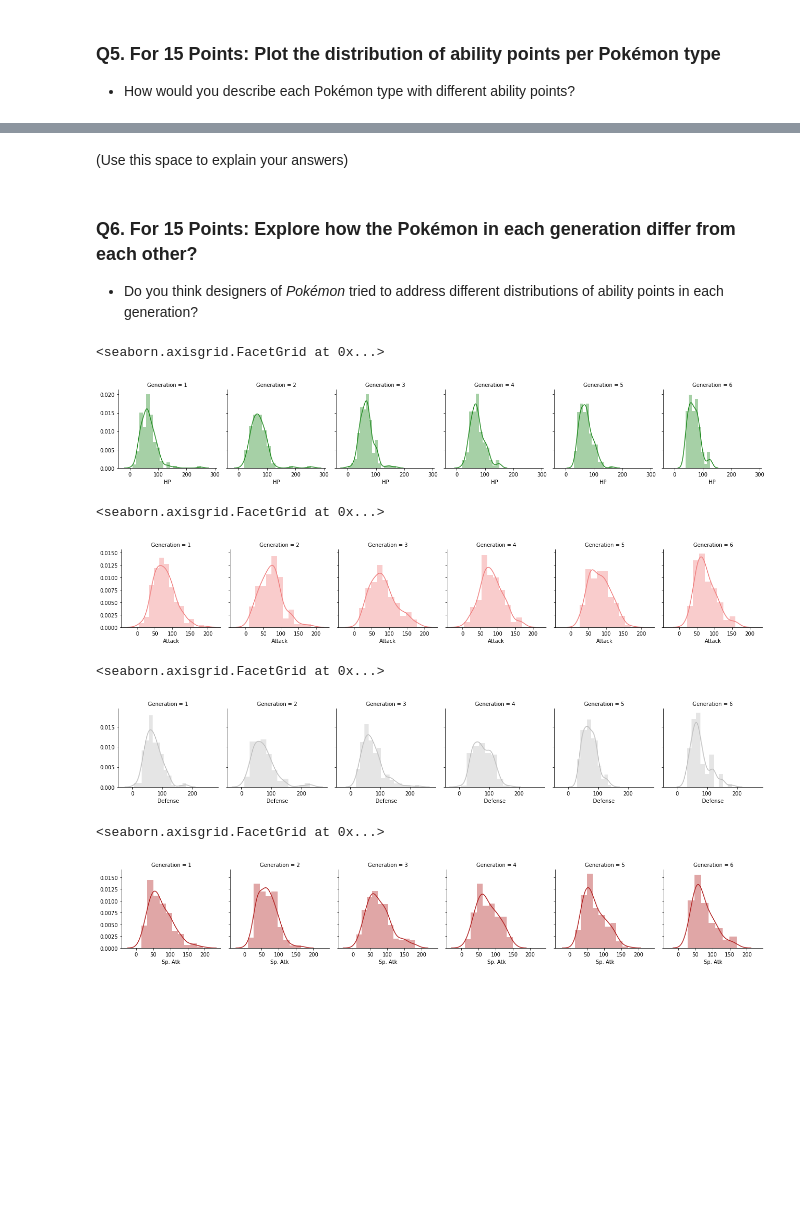
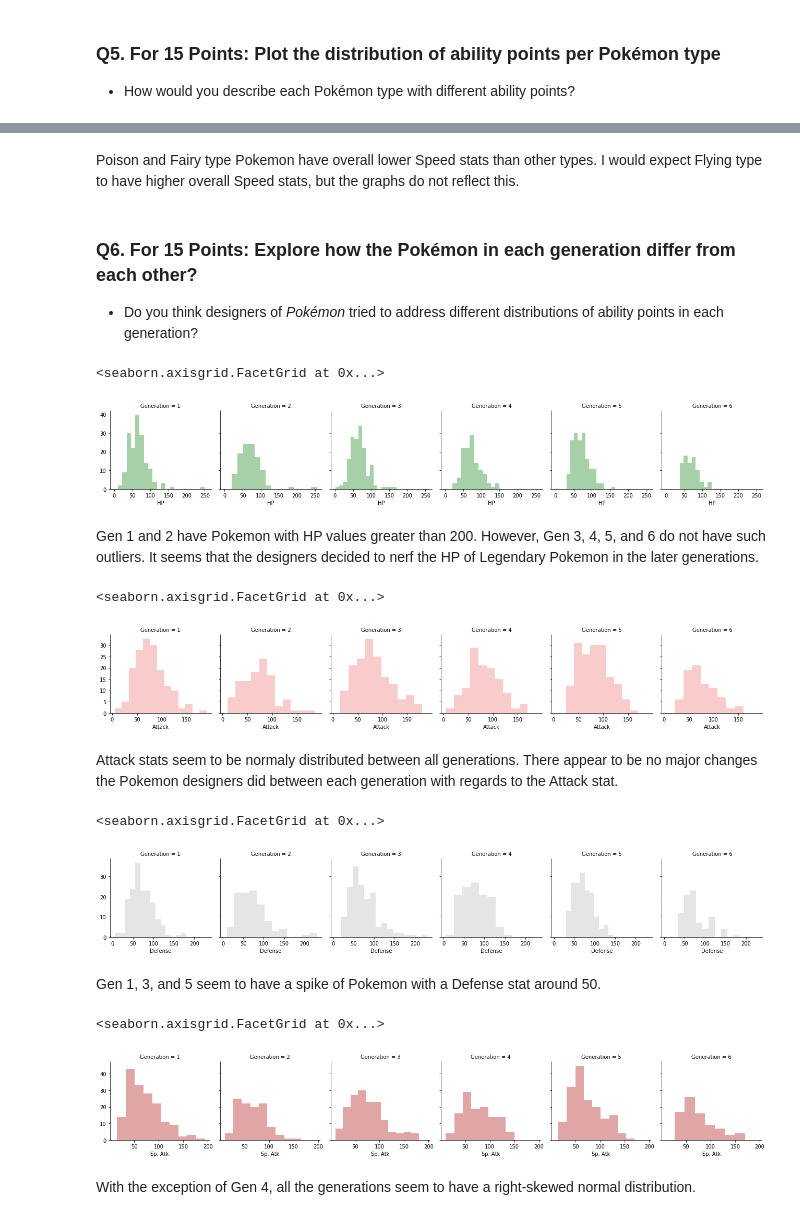
Before and after one commit to tengdann/si618, a Jupyter notebook: 618_HW4.ipynb, the cells around one changed output, grey strips where cells are left out. Cells and saved outputs as stored; diff of their text form; code cells hidden in the pictures; blank space fills up the shorter version.

```diff
--- a/618_HW4.ipynb
+++ b/618_HW4.ipynb
@@ -237,32 +267,40 @@ maps.map(sns.distplot, 'Speed', color = '#cccc00')
-# %% [markdown]
-(Use this space to explain your answers)
+# %% [markdown]
+Poison and Fairy type Pokemon have overall lower Speed stats than other types. I would expect Flying type to have higher overall Speed stats, but the graphs do not reflect this.
 # %% [markdown]
 ### Q6. For 15 Points: Explore how the Pokémon in each generation differ from each other?
 
 * Do you think designers of *Pokémon* tried to address different distributions of ability points in each generation?
 # %%
 maps = sns.FacetGrid(pokemon, col = 'Generation', sharey = True, sharex = True)
-maps.map(sns.distplot, 'HP', color = '#228b22')
+maps.map(sns.distplot, 'HP', color = '#228b22', kde = False)
 # %% [output]
 <seaborn.axisgrid.FacetGrid at 0x...>
-[figure, old version]
+[figure, new version]
+# %% [markdown]
+Gen 1 and 2 have Pokemon with HP values greater than 200. However, Gen 3, 4, 5, and 6 do not have such outliers. It seems that the designers decided to nerf the HP of Legendary Pokemon in the later generations.
 # %%
 maps = sns.FacetGrid(pokemon, col = 'Generation', sharey = True, sharex = True)
-maps.map(sns.distplot, 'Attack', color = '#f08080')
+maps.map(sns.distplot, 'Attack', color = '#f08080', kde = False)
 # %% [output]
 <seaborn.axisgrid.FacetGrid at 0x...>
-[figure, old version]
+[figure, new version]
+# %% [markdown]
+Attack stats seem to be normaly distributed between all generations. There appear to be no major changes the Pokemon designers did between each generation with regards to the Attack stat.
 # %%
 maps = sns.FacetGrid(pokemon, col = 'Generation', sharey = True, sharex = True)
-maps.map(sns.distplot, 'Defense', color = '#c0c0c0')
+maps.map(sns.distplot, 'Defense', color = '#c0c0c0', kde = False)
 # %% [output]
 <seaborn.axisgrid.FacetGrid at 0x...>
-[figure, old version]
+[figure, new version]
+# %% [markdown]
+Gen 1, 3, and 5 seem to have a spike of Pokemon with a Defense stat around 50.
 # %%
 maps = sns.FacetGrid(pokemon, col = 'Generation', sharey = True, sharex = True)
-maps.map(sns.distplot, 'Sp. Atk', color = '#b22222')
+maps.map(sns.distplot, 'Sp. Atk', color = '#b22222', kde = False)
 # %% [output]
 <seaborn.axisgrid.FacetGrid at 0x...>
-[figure, old version]
+[figure, new version]
+# %% [markdown]
+With the exception of Gen 4, all the generations seem to have a right-skewed normal distribution.
 # %%
 maps = sns.FacetGrid(pokemon, col = 'Generation', sharey = True, sharex = True)
```
Also changed, not shown: parts of 29 cells of this notebook.
